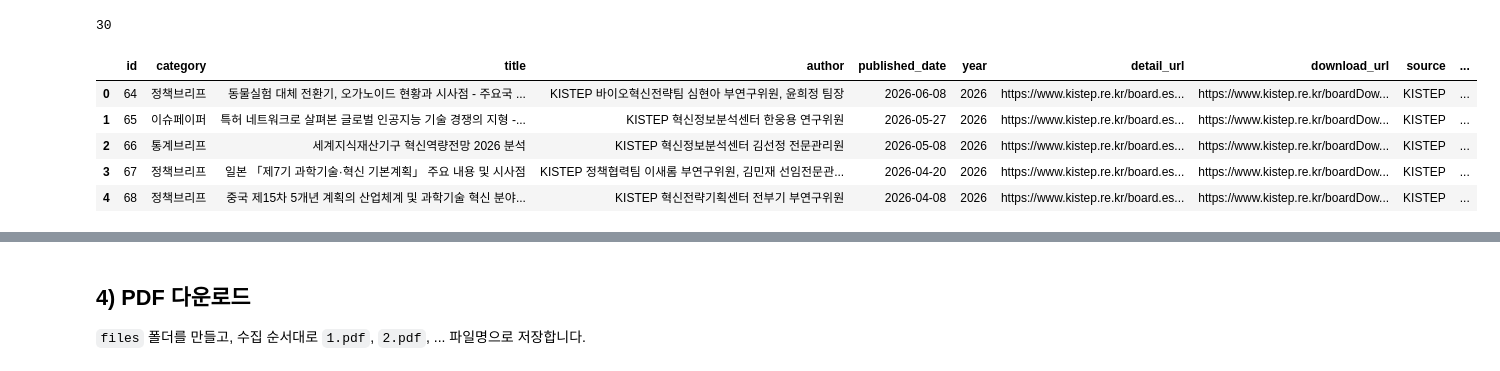
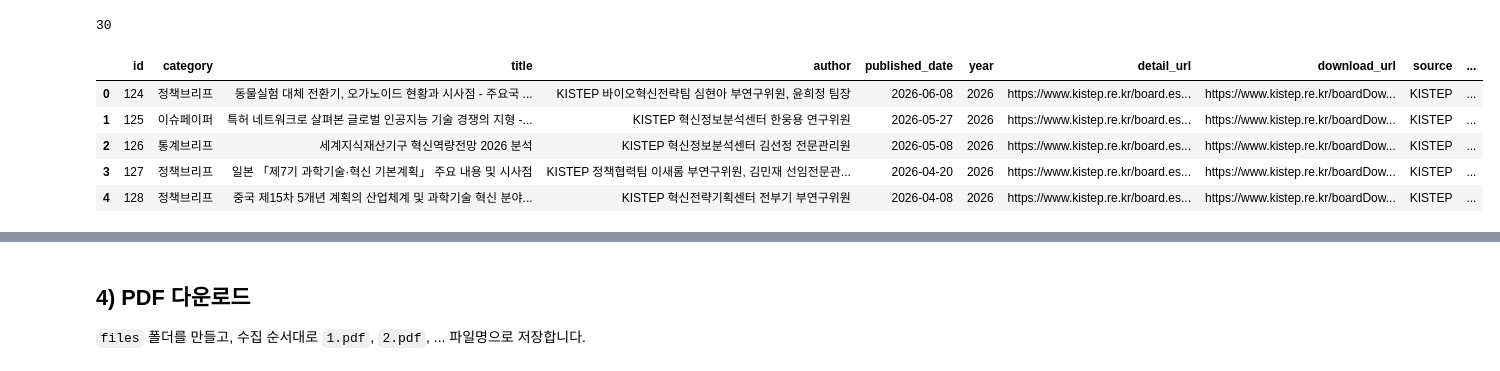
Before and after one commit to woodyjeon/kistep-crawling-study, a Jupyter notebook: kistep_static_vibe.ipynb, the cells around one changed output, grey strips where cells are left out. Drawn from its saved outputs; the diff is of its cells as text; code cells hidden in the pictures.

Commit message:
refactor: Supabase 테이블명을 kistep_briefs로 변경
Co-authored-by: Cursor <cursoragent@cursor.com>

```diff
--- a/kistep_static_vibe.ipynb
+++ b/kistep_static_vibe.ipynb
@@ -155,5 +166,6 @@ df.head(10)
 # %%
-#supabase 클라이언트
+# supabase 클라이언트
+# (최초 1회) Supabase SQL Editor에서 실행: ALTER TABLE briefs RENAME TO kistep_briefs;
 import os
 from dotenv import load_dotenv
 from supabase import create_client
@@ -164,6 +176,7 @@ url = os.environ.get("SUPABASE_URL")
 key = os.environ.get("SUPABASE_SECRET_KEY")
 
 supabase = create_client(url, key)
+TABLE_NAME = "kistep_briefs"
 # %%
 # supabase에 전달하기 위해 데이터프레임을 JSON 직렬화 가능한 형태로 변환
 import numpy as np
@@ -188,20 +201,20 @@ len(response.data)
 30
 # %%
 #데이터 확인
-response = supabase.table("briefs").select("*").execute()
-#response = supabase.table("briefs").select("*").eq("year",2026).execute()
+response = supabase.table(TABLE_NAME).select("*").execute()
+#response = supabase.table(TABLE_NAME).select("*").eq("year",2026).execute()
 
 rows = response.data
 
 result_df = pd.DataFrame(rows)
 result_df.head()
 # %% [output]
 |  | id | category | title | author | published_date | year | detail_url | download_url | source | ... |
-| 0 | 64 | 정책브리프 | 동물실험 대체 전환기, 오가노이드 현황과 시사점 - 주요국 ... | KISTEP 바이오혁신전략팀 심현아 부연구위원, 윤희정 팀장 | 2026-06-08 | 2026 | https://www.kistep.re.kr/board.es... | https://www.kistep.re.kr/boardDow... | KISTEP | ... |
-| 1 | 65 | 이슈페이퍼 | 특허 네트워크로 살펴본 글로벌 인공지능 기술 경쟁의 지형 -... | KISTEP 혁신정보분석센터 한웅용 연구위원 | 2026-05-27 | 2026 | https://www.kistep.re.kr/board.es... | https://www.kistep.re.kr/boardDow... | KISTEP | ... |
-| 2 | 66 | 통계브리프 | 세계지식재산기구 혁신역량전망 2026 분석 | KISTEP 혁신정보분석센터 김선정 전문관리원 | 2026-05-08 | 2026 | https://www.kistep.re.kr/board.es... | https://www.kistep.re.kr/boardDow... | KISTEP | ... |
-| 3 | 67 | 정책브리프 | 일본 「제7기 과학기술·혁신 기본계획」 주요 내용 및 시사점 | KISTEP 정책협력팀 이새롬 부연구위원, 김민재 선임전문관... | 2026-04-20 | 2026 | https://www.kistep.re.kr/board.es... | https://www.kistep.re.kr/boardDow... | KISTEP | ... |
-| 4 | 68 | 정책브리프 | 중국 제15차 5개년 계획의 산업체계 및 과학기술 혁신 분야... | KISTEP 혁신전략기획센터 전부기 부연구위원 | 2026-04-08 | 2026 | https://www.kistep.re.kr/board.es... | https://www.kistep.re.kr/boardDow... | KISTEP | ... |
+| 0 | 124 | 정책브리프 | 동물실험 대체 전환기, 오가노이드 현황과 시사점 - 주요국 ... | KISTEP 바이오혁신전략팀 심현아 부연구위원, 윤희정 팀장 | 2026-06-08 | 2026 | https://www.kistep.re.kr/board.es... | https://www.kistep.re.kr/boardDow... | KISTEP | ... |
+| 1 | 125 | 이슈페이퍼 | 특허 네트워크로 살펴본 글로벌 인공지능 기술 경쟁의 지형 -... | KISTEP 혁신정보분석센터 한웅용 연구위원 | 2026-05-27 | 2026 | https://www.kistep.re.kr/board.es... | https://www.kistep.re.kr/boardDow... | KISTEP | ... |
+| 2 | 126 | 통계브리프 | 세계지식재산기구 혁신역량전망 2026 분석 | KISTEP 혁신정보분석센터 김선정 전문관리원 | 2026-05-08 | 2026 | https://www.kistep.re.kr/board.es... | https://www.kistep.re.kr/boardDow... | KISTEP | ... |
+| 3 | 127 | 정책브리프 | 일본 「제7기 과학기술·혁신 기본계획」 주요 내용 및 시사점 | KISTEP 정책협력팀 이새롬 부연구위원, 김민재 선임전문관... | 2026-04-20 | 2026 | https://www.kistep.re.kr/board.es... | https://www.kistep.re.kr/boardDow... | KISTEP | ... |
+| 4 | 128 | 정책브리프 | 중국 제15차 5개년 계획의 산업체계 및 과학기술 혁신 분야... | KISTEP 혁신전략기획센터 전부기 부연구위원 | 2026-04-08 | 2026 | https://www.kistep.re.kr/board.es... | https://www.kistep.re.kr/boardDow... | KISTEP | ... |
 # %%
 # id=64 title 끝에 "test" 붙여서 수정
 target_id = 64
```
Also changed, not shown: parts of 3 cells of this notebook, 1 other file.
